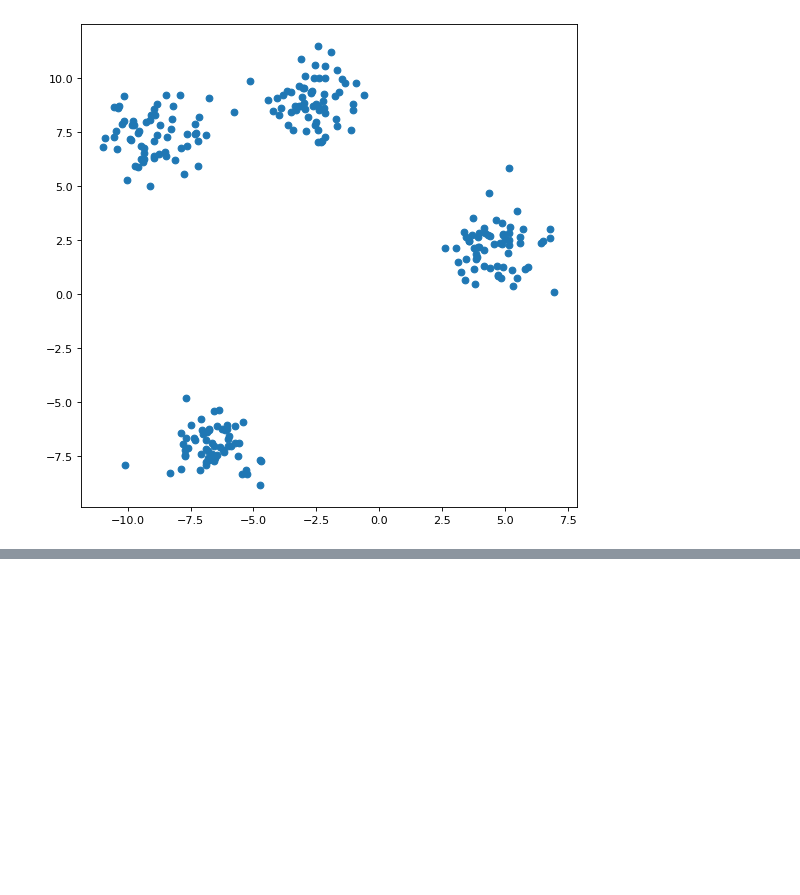
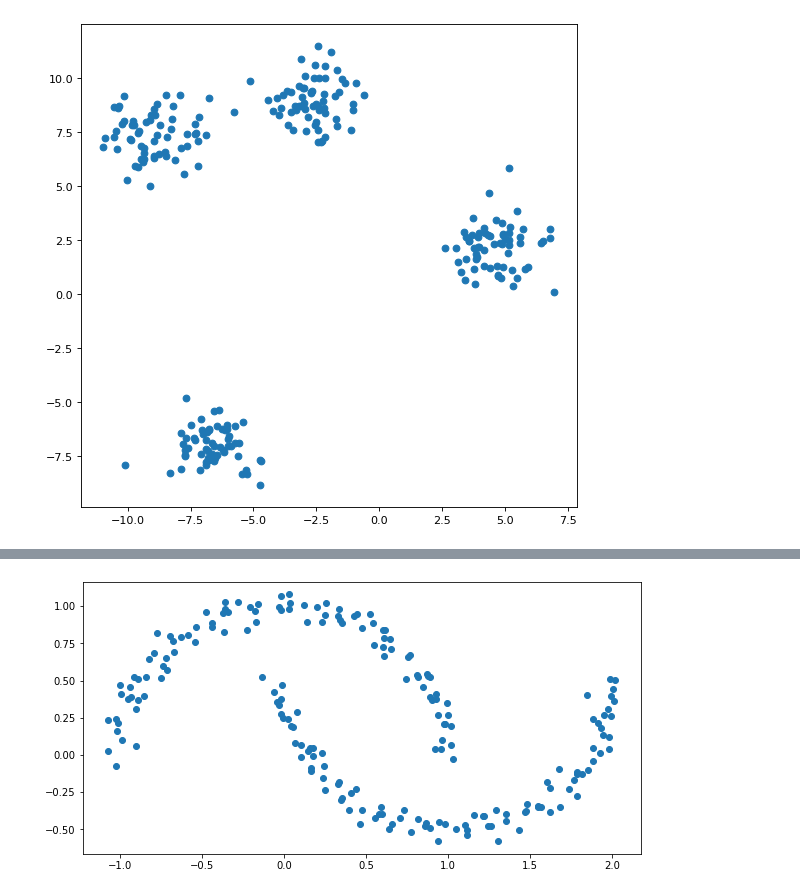
Before and after one commit to juanosalvador/Dataset-Clusters, a Jupyter notebook: make_blobs_clustering.ipynb, the cells around one changed output, grey strips where cells are left out. Drawn from its saved outputs; the diff is of its cells as text; code cells hidden in the pictures; blank space fills up the shorter version.

```diff
--- a/make_blobs_clustering.ipynb
+++ b/make_blobs_clustering.ipynb
@@ -23,0 +92,8 @@ plt.scatter(X[:, 0], X[:, 1]);
+# %%
+X, y = make_moons(200, noise=.05, random_state=0)
+# %%
+fig, ax = plt.subplots(figsize=(10,5))
+plt.scatter(X[:,0], X[:,1]) #tab10
+plt.show()
+# %% [output]
+[figure, added]
```
Also changed, not shown: parts of 12 cells of this notebook.
